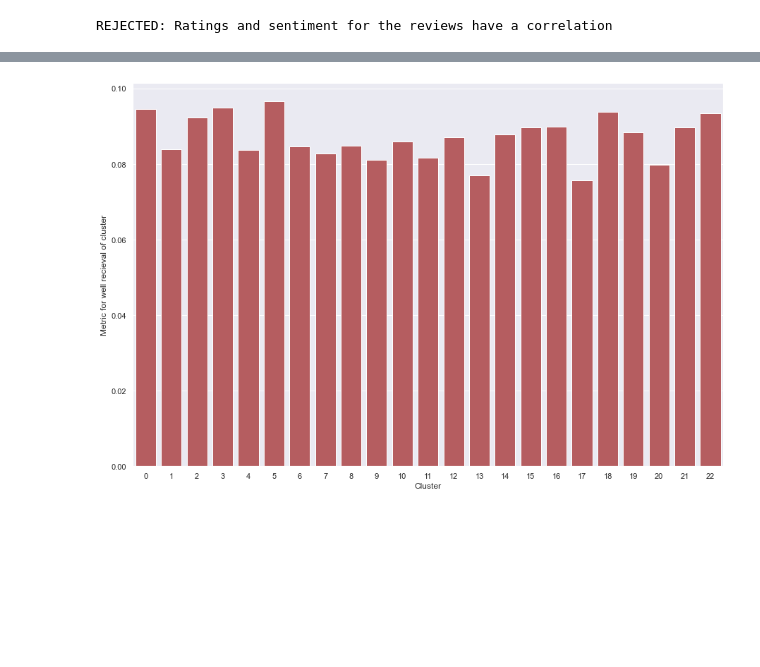
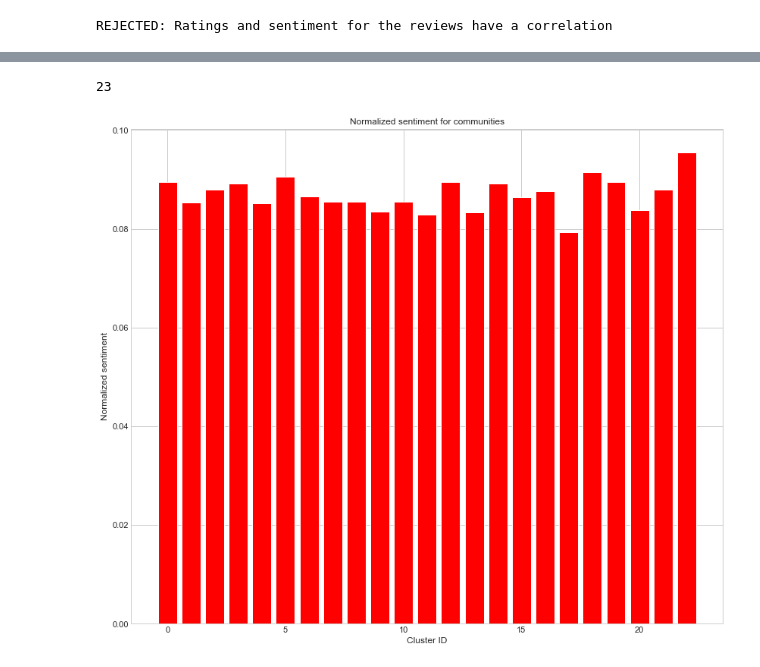
Before and after one commit to kajgaard/ComputationalTools, a Jupyter notebook: Text analysis.ipynb, the cells around one changed output, grey strips where cells are left out. Cells and saved outputs as stored; diff of their text form; code cells hidden in the pictures; blank space fills up the shorter version.

```diff
--- a/Text analysis.ipynb
+++ b/Text analysis.ipynb
@@ -188,6 +188,9 @@ Cassandra Bright 1.8
 #Read community dataframe from 'Bipartite Network' notebook
 
 communities = pd.read_pickle(r"reviewsFromImdb/ActorCommunities.pkl")
+len(communities)
+# %% [output]
+23
 # %%
 #Function for getting a metric such as rating or sentiment from a cluster of actors
 
@@ -209,10 +212,16 @@ norm_cluster_rank = [float(i)/sum(cluster_rank) for i in cluster_rank]
 norm_cluster_sentiment = [float(i)/sum(cluster_sentiment) for i in cluster_sentiment]
 combined = [sum(value) for value in zip(norm_cluster_rank, norm_cluster_sentiment)]
 # %%
-#Plot te metric from above for each of the clusters
-plot = plt.subplots()
-plot = sns.barplot(x=df_clusters.index, y=combined, color='r')
-plot.set(xlabel="Cluster", ylabel="Metric for well recieval of cluster")
+#Plot the metric from above for each of the clusters
+plt.figure(figsize=(14,12))
+plt.style.use('seaborn-whitegrid')
+plt.title("Normalized sentiment for communities")
+plt.xticks(rotation = 0)
+plt.ylabel("Normalized sentiment")
+plt.xlabel("Cluster ID")
+#plt.ylim(min(combined)-0.1,max(combined)+0.1)
+plt.bar([x for x in range(len(communities))],combined, color ='red',
+        width = 0.8)
 plt.show()
 # %% [output]
-[figure, old version]
+[figure, new version]
```
Also changed, not shown: parts of 8 cells of this notebook, 1 other file.
